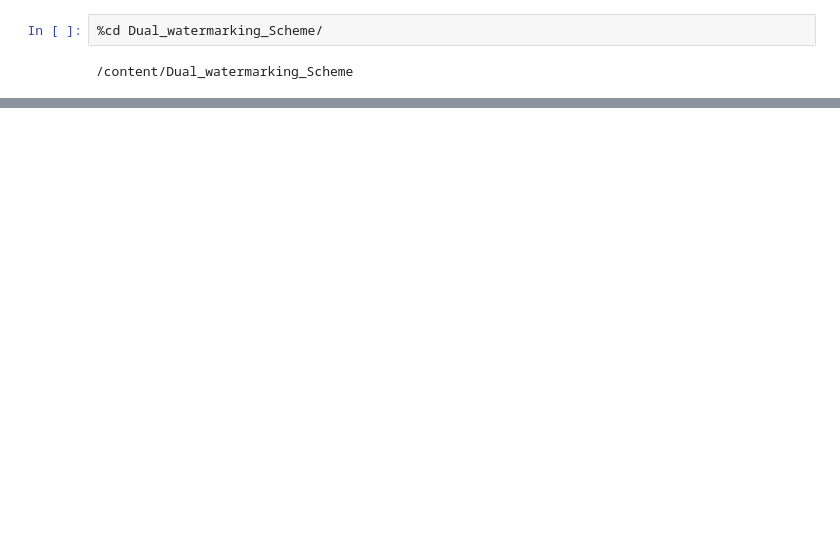
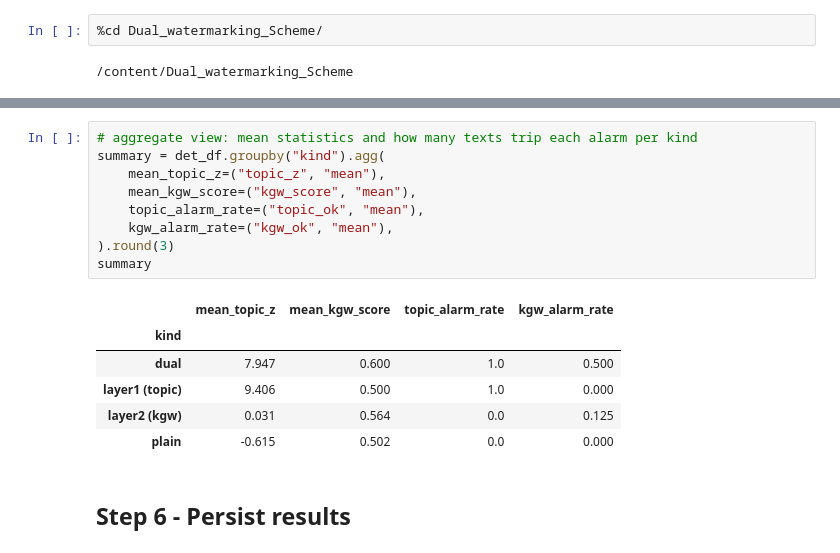
Before and after one commit to pravaspaudel/Dual_watermarking_Scheme, a Jupyter notebook: notebooks/10_dual_layer_example.ipynb, the cells around one changed output, grey strips where cells are left out. Drawn from its saved outputs; the diff is of its cells as text; blank space fills up the shorter version.

```diff
--- a/notebooks/10_dual_layer_example.ipynb
+++ b/notebooks/10_dual_layer_example.ipynb
@@ -284,0 +484,18 @@ DUAL     : To make the perfect homemade pizza dough, you need the following ingr
+# %%
+# aggregate view: mean statistics and how many texts trip each alarm per kind
+summary = det_df.groupby("kind").agg(
+    mean_topic_z=("topic_z", "mean"),
+    mean_kgw_score=("kgw_score", "mean"),
+    topic_alarm_rate=("topic_ok", "mean"),
+    kgw_alarm_rate=("kgw_ok", "mean"),
+).round(3)
+summary
+# %% [output]
+|  | mean_topic_z | mean_kgw_score | topic_alarm_rate | kgw_alarm_rate |
+| kind |  |  |  |  |
+| dual | 7.947 | 0.600 | 1.0 | 0.500 |
+| layer1 (topic) | 9.406 | 0.500 | 1.0 | 0.000 |
+| layer2 (kgw) | 0.031 | 0.564 | 0.0 | 0.125 |
+| plain | -0.615 | 0.502 | 0.0 | 0.000 |
+# %% [markdown]
+## Step 6 - Persist results
```
Also changed, not shown: parts of 32 cells of this notebook, 4 other files.
